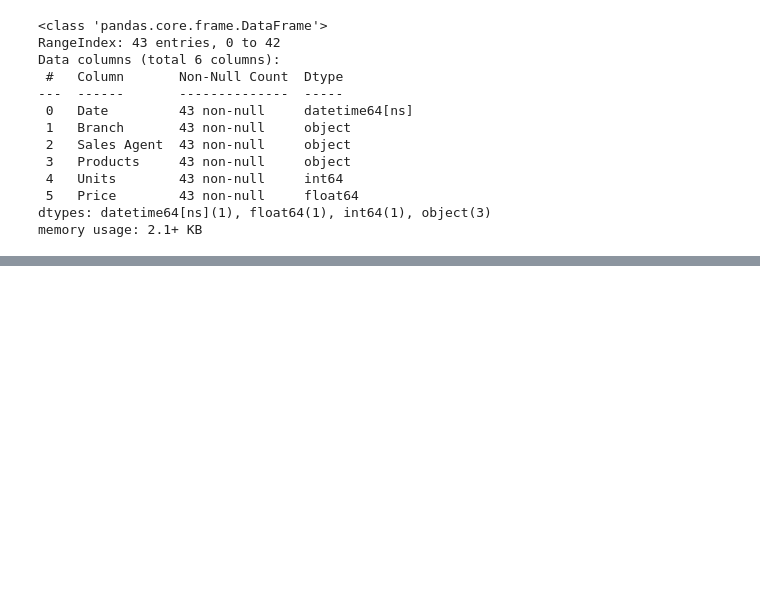
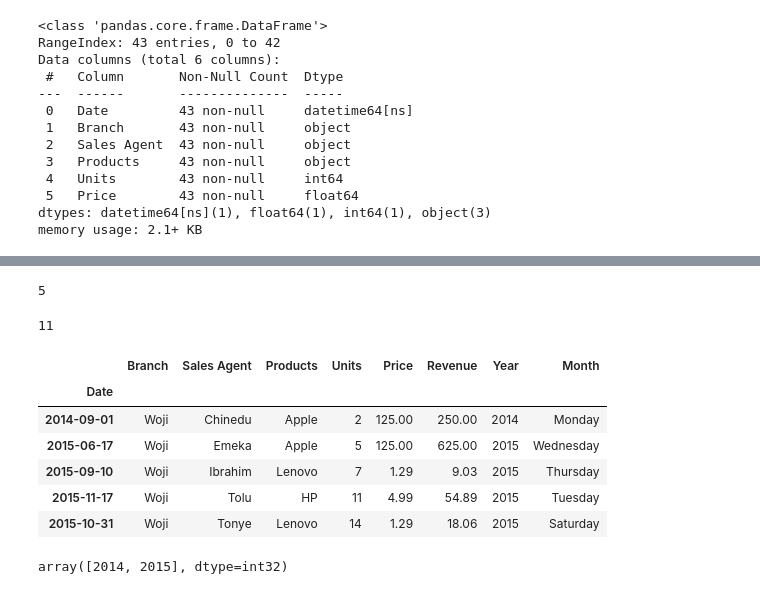
Before and after one commit to bissakaAI/DataAndData_analysis, a Jupyter notebook: Task_folder/pandas/Electronics_sales.ipynb, the cells around one changed output, grey strips where cells are left out. Drawn from its saved outputs; the diff is of its cells as text; code cells hidden in the pictures; blank space fills up the shorter version.

```diff
--- a/Task_folder/pandas/Electronics_sales.ipynb
+++ b/Task_folder/pandas/Electronics_sales.ipynb
@@ -38,0 +184,8 @@ Index(['Date', 'Branch', 'Sales Agent', 'Products', 'Units', 'Price'], dtype='ob
+# %%
+sales["Products"].nunique()
+# %% [output]
+5
+# %%
+sales["Sales Agent"].nunique()
+# %% [output]
+11
@@ -38,0 +195,14 @@ Index(['Date', 'Branch', 'Sales Agent', 'Products', 'Units', 'Price'], dtype='ob
+# %%
+sales.head()
+# %% [output]
+|  | Branch | Sales Agent | Products | Units | Price | Revenue | Year | Month |
+| Date |  |  |  |  |  |  |  |  |
+| 2014-09-01 | Woji | Chinedu | Apple | 2 | 125.00 | 250.00 | 2014 | Monday |
+| 2015-06-17 | Woji | Emeka | Apple | 5 | 125.00 | 625.00 | 2015 | Wednesday |
+| 2015-09-10 | Woji | Ibrahim | Lenovo | 7 | 1.29 | 9.03 | 2015 | Thursday |
+| 2015-11-17 | Woji | Tolu | HP | 11 | 4.99 | 54.89 | 2015 | Tuesday |
+| 2015-10-31 | Woji | Tonye | Lenovo | 14 | 1.29 | 18.06 | 2015 | Saturday |
+# %%
+sales["Year"].unique()
+# %% [output]
+array([2014, 2015], dtype=int32)
```
Also changed, not shown: parts of 29 cells of this notebook, 1 other file.
